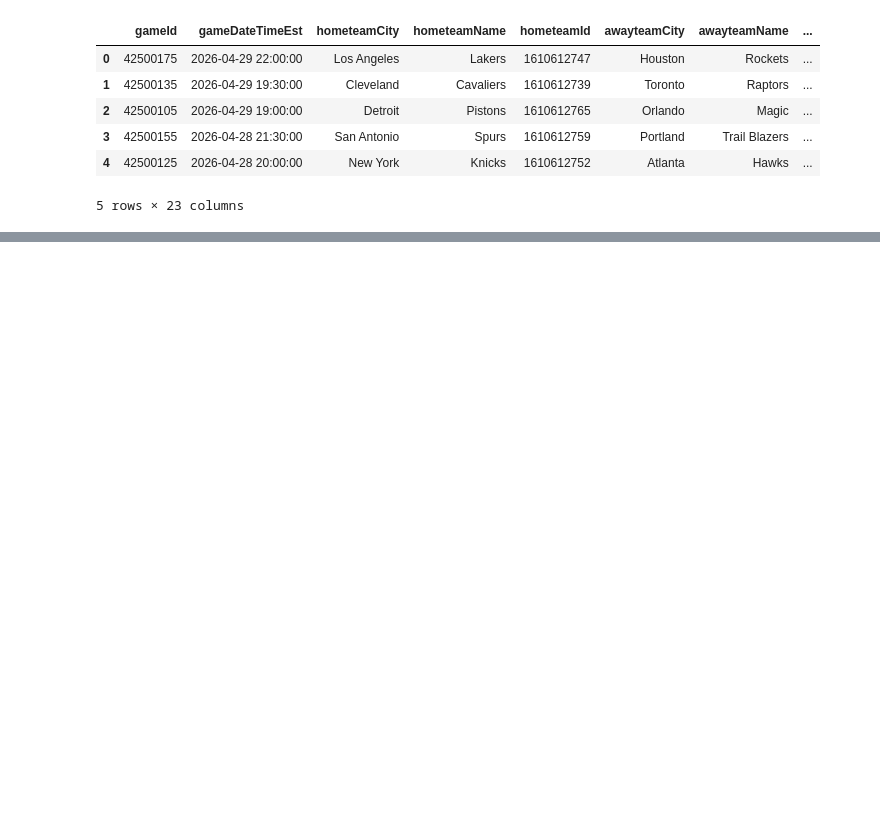
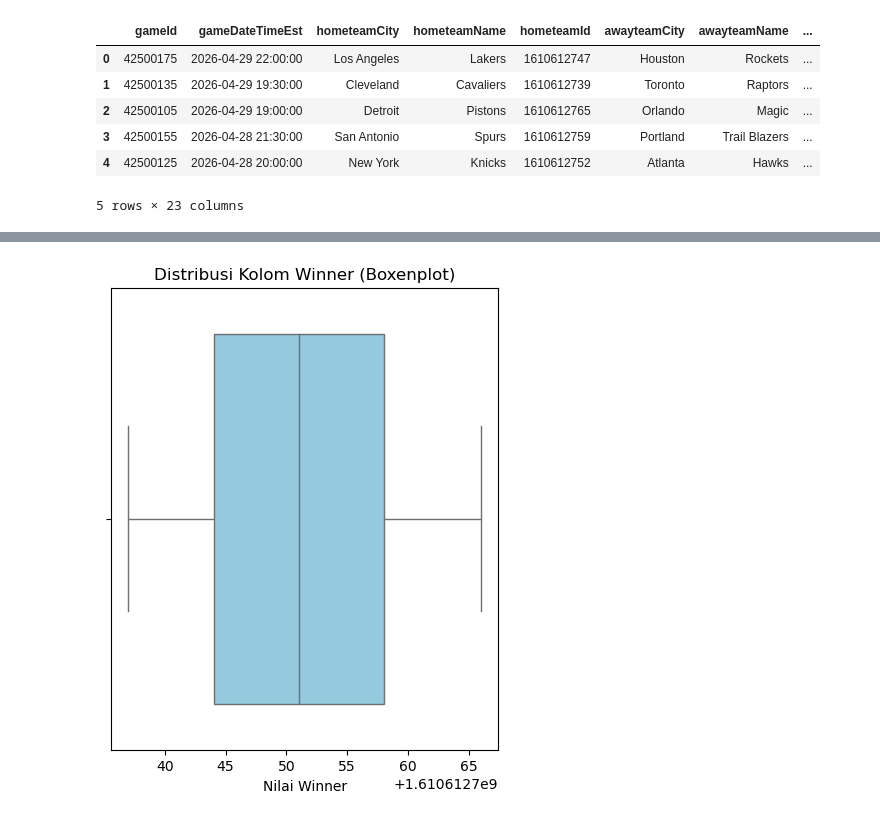
Before and after one commit to HafidzAfrieno/Project-Data-Analyst-Part-1, a Jupyter notebook: nba_player_analyst.ipynb, the cells around one changed output, grey strips where cells are left out. Cells and saved outputs as stored; diff of their text form; code cells hidden in the pictures; blank space fills up the shorter version.

```diff
--- a/nba_player_analyst.ipynb
+++ b/nba_player_analyst.ipynb
@@ -60,0 +169,17 @@ dtype: int64
+# %%
+# handling data outlier :winner
+quantile_winner = df['winner'].quantile([0.25,0.75])
+IQR = quantile_winner.loc[0.75]-quantile_winner.loc[0.25]
+batas_bawah = quantile_winner.loc[0.25] - 1.5  * IQR
+batas_atas = quantile_winner.loc[0.75] + 1.5 * IQR
+df = df[~((df['winner'] < batas_bawah) | (df['winner'] > batas_atas))]
+
+data_winner = df['winner']
+plt.figure(figsize=(5, 6))
+sns.boxplot(x=data_winner, color='skyblue')
+plt.title('Distribusi Kolom Winner (Boxenplot)')
+plt.xlabel('Nilai Winner')
+plt.ylabel('')
+plt.show()
+# %% [output]
+[figure, added]
```
Also changed, not shown: parts of 14 cells of this notebook.
